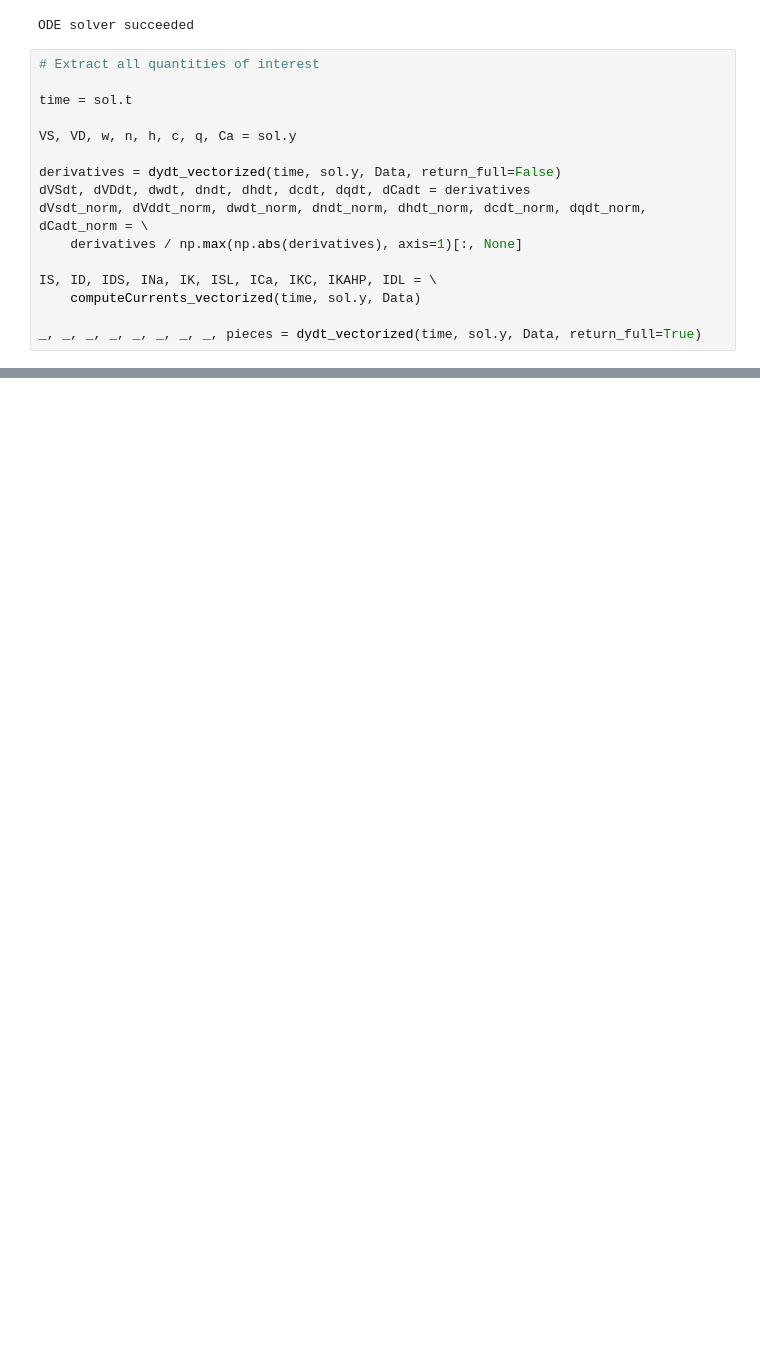
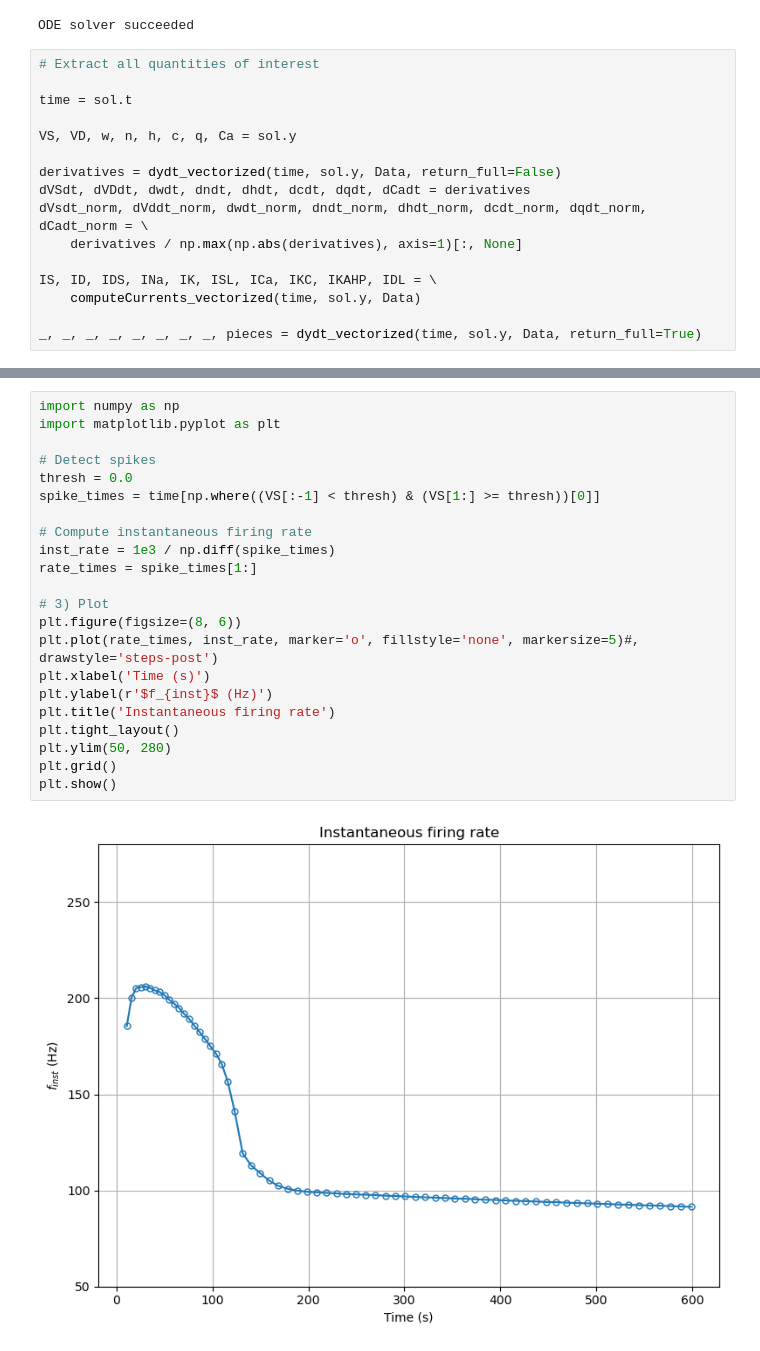
Before and after one commit to tommasovanini/Project3, a Jupyter notebook: main.ipynb, the cells around one changed output, grey strips where cells are left out. Cells and saved outputs as stored; diff of their text form; blank space fills up the shorter version.

```diff
--- a/main.ipynb
+++ b/main.ipynb
@@ -209,0 +220,24 @@ plt.grid()
+# %%
+import numpy as np
+import matplotlib.pyplot as plt
+
+# Detect spikes
+thresh = 0.0
+spike_times = time[np.where((VS[:-1] < thresh) & (VS[1:] >= thresh))[0]]
+
+# Compute instantaneous firing rate
+inst_rate = 1e3 / np.diff(spike_times)
+rate_times = spike_times[1:]
+
+# 3) Plot
+plt.figure(figsize=(8, 6))
+plt.plot(rate_times, inst_rate, marker='o', fillstyle='none', markersize=5)#, drawstyle='steps-post')
+plt.xlabel('Time (s)')
+plt.ylabel(r'$f_{inst}$ (Hz)')
+plt.title('Instantaneous firing rate')
+plt.tight_layout()
+plt.ylim(50, 280)
+plt.grid()
+plt.show()
+# %% [output]
+[figure, added]
```
Also changed, not shown: parts of 7 cells of this notebook, 2 other files.
